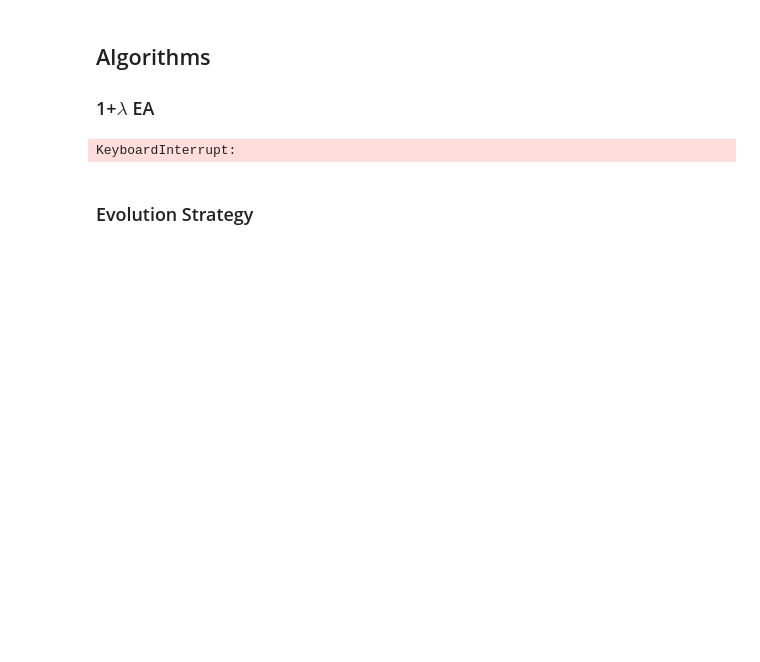
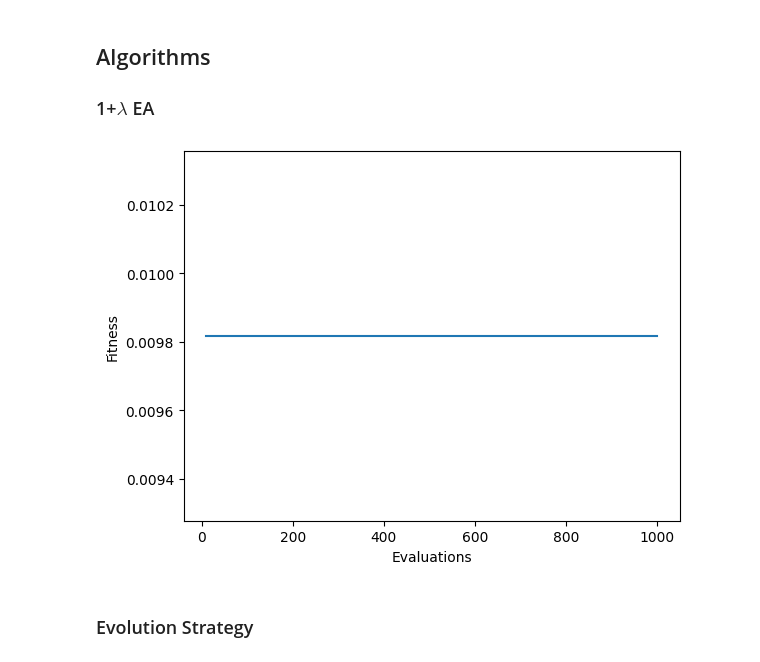
Before and after one commit to MassimoDeBellisVitti/evolution, a Jupyter notebook: project/evogym.ipynb, the cells around one changed output. Drawn from its saved outputs; the diff is of its cells as text; code cells hidden in the pictures; blank space fills up the shorter version.

```diff
--- a/project/evogym.ipynb
+++ b/project/evogym.ipynb
@@ -253,19 +253,19 @@ def one_plus_lambda(config):
 # %%
 config = {
     "env_name": "Walker-v0",
     "robot": walker,
-    "generations": 1000, # To change: increase!
+    "generations": 100, # To change: increase!
     "lambda": 10,
     "max_steps": 100, # to change to 500
 }
 
 a = one_plus_lambda(config)
 a.fitness
 
 cfg = get_cfg(config["env_name"], robot=config["robot"]) # Get network dims
 cfg = {**config, **cfg} # Merge configs
 # %% [output]
-KeyboardInterrupt:
+[figure, added]
 # %%
 env = make_env(config["env_name"], robot=config["robot"])
 evaluate(a, env, render=False)
```
Also changed, not shown: parts of 4 cells of this notebook, 3 other files.
